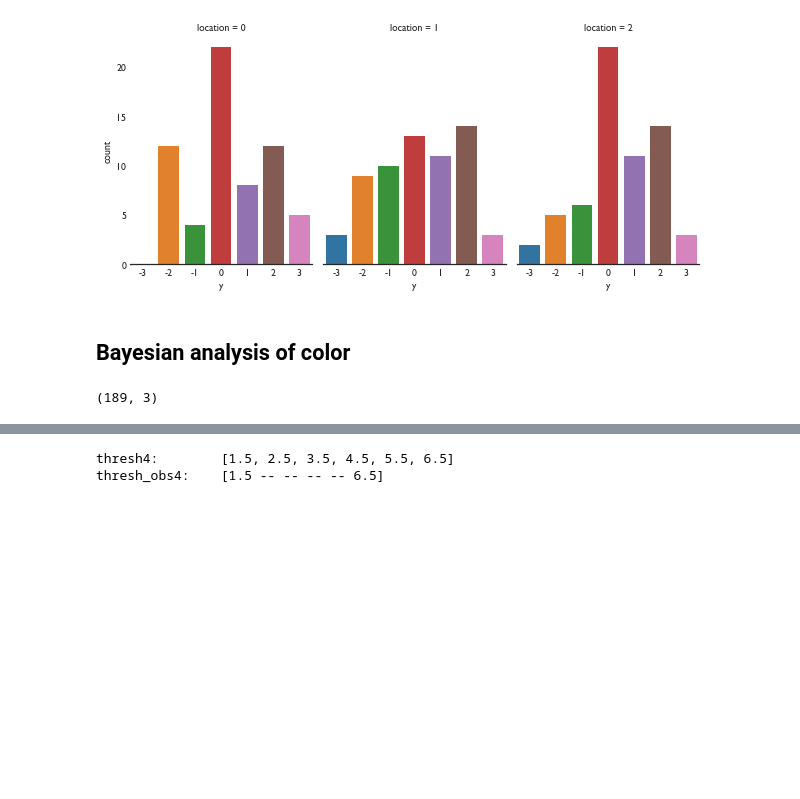
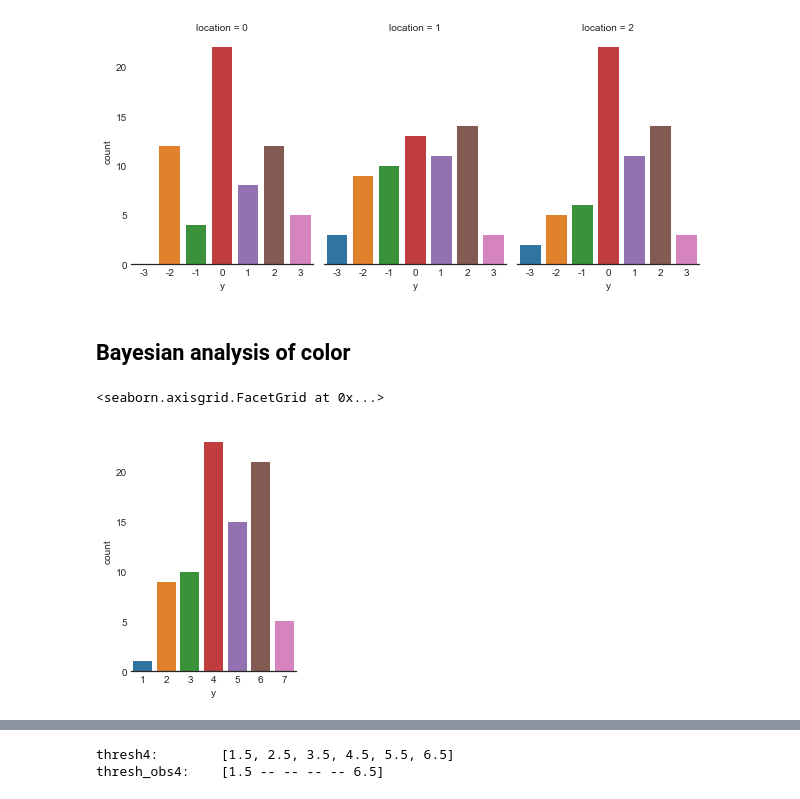
Before and after one commit to CrowdDynamicsLab/ComicPersuasion, a Jupyter notebook: Paper Draft/LaTeX/hari-code/ordinal prediction.ipynb, the cells around one changed output, grey strips where cells are left out. Saved outputs shown, nothing was run; the diff lists cells and outputs as text; code cells hidden in the pictures; blank space fills up the shorter version.

```diff
--- a/Paper Draft/LaTeX/hari-code/ordinal prediction.ipynb
+++ b/Paper Draft/LaTeX/hari-code/ordinal prediction.ipynb
@@ -445,7 +477,15 @@ df_color['y'] = (df_color['y'] + 4).astype(
     'category')  # changing the range to 1-7
 y_cat = (df_color['y']).astype('category')  # in range 1-7
 nYlevels = y_cat.nunique()
-# %%
-X.shape
-# %% [output]
-(189, 3)
+# %%
+Pos = df_color[df_color.condition==1]
+g_color = sb.factorplot(
+    x="y",
+    data=Pos,
+    kind="count",
+    size=4,
+    aspect=0.7)
+g_color.despine(left=True)
+# %% [output]
+<seaborn.axisgrid.FacetGrid at 0x...>
+[figure, added]
```
Also changed, not shown: parts of 17 cells of this notebook, 9 other files.
